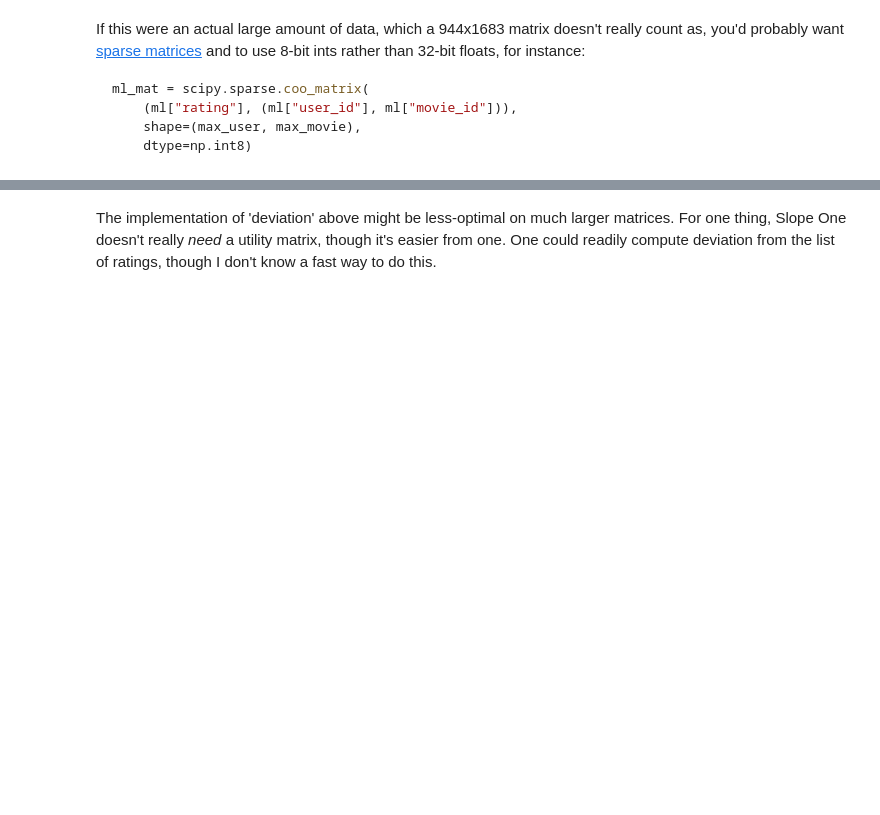
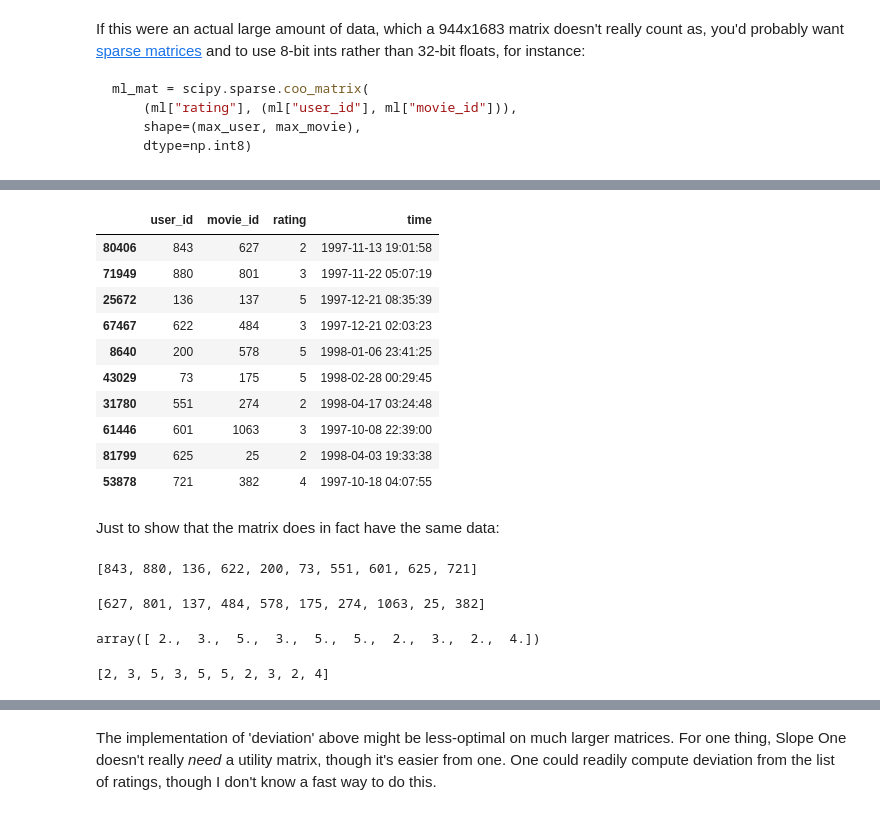
Before and after one commit to Hodapp87/recommender-examples, a Jupyter notebook: Recommender Systems.ipynb, the cells around one changed output, grey strips where cells are left out. Drawn from its saved outputs; the diff is of its cells as text; code cells hidden in the pictures; blank space fills up the shorter version.

```diff
--- a/Recommender Systems.ipynb
+++ b/Recommender Systems.ipynb
@@ -457,0 +199,34 @@ ml_mat = scipy.sparse.coo_matrix(
+# %%
+ml_train[:10]
+# %% [output]
+|  | user_id | movie_id | rating | time |
+| 80406 | 843 | 627 | 2 | 1997-11-13 19:01:58 |
+| 71949 | 880 | 801 | 3 | 1997-11-22 05:07:19 |
+| 25672 | 136 | 137 | 5 | 1997-12-21 08:35:39 |
+| 67467 | 622 | 484 | 3 | 1997-12-21 02:03:23 |
+| 8640 | 200 | 578 | 5 | 1998-01-06 23:41:25 |
+| 43029 | 73 | 175 | 5 | 1998-02-28 00:29:45 |
+| 31780 | 551 | 274 | 2 | 1998-04-17 03:24:48 |
+| 61446 | 601 | 1063 | 3 | 1997-10-08 22:39:00 |
+| 81799 | 625 | 25 | 2 | 1998-04-03 19:33:38 |
+| 53878 | 721 | 382 | 4 | 1997-10-18 04:07:55 |
+# %% [markdown]
+Just to show that the matrix does in fact have the same data:
+# %%
+user_ids = list(ml_train.iloc[:10].user_id)
+user_ids
+# %% [output]
+[843, 880, 136, 622, 200, 73, 551, 601, 625, 721]
+# %%
+movie_ids = list(ml_train.iloc[:10].movie_id)
+movie_ids
+# %% [output]
+[627, 801, 137, 484, 578, 175, 274, 1063, 25, 382]
+# %%
+ml_mat_train[user_ids, movie_ids]
+# %% [output]
+array([ 2.,  3.,  5.,  3.,  5.,  5.,  2.,  3.,  2.,  4.])
+# %%
+list(ml_train.iloc[:10].rating)
+# %% [output]
+[2, 3, 5, 3, 5, 5, 2, 3, 2, 4]
```
Also changed, not shown: parts of 47 cells of this notebook.
